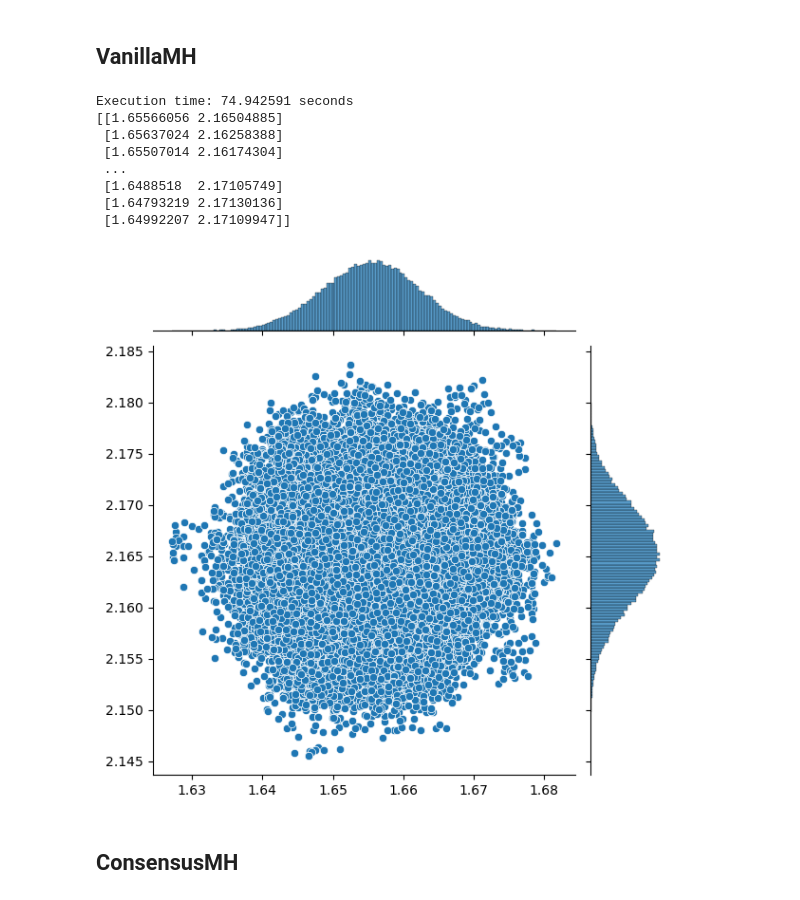
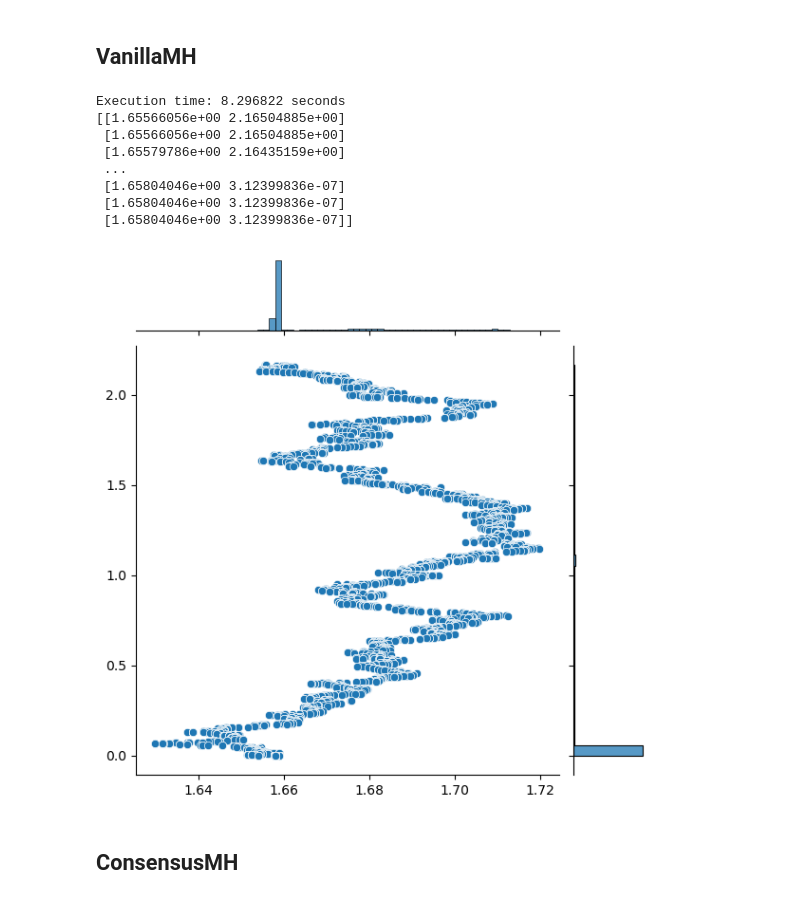
Before and after one commit to fnnrth/bt_MCMC_big_data, a Jupyter notebook: Main.ipynb, the cells around one changed output. Saved outputs shown, nothing was run; the diff lists cells and outputs as text; code cells hidden in the pictures.

```diff
--- a/Main.ipynb
+++ b/Main.ipynb
@@ -36,26 +54,26 @@ def plt_samples(Samples):
 # %% [markdown]
 ## VanillaMH
 # %%
-T = 100000
+T = 10000
 test_vanillMH = MetropolisHastings(x)
 
 start_time = time.time()
-test_vanillMH_run = test_vanillMH.run(T, MAP, x)
+test_vanillMH_run = test_vanillMH.run(T, MAP)
 end_time = time.time()
 execution_time = end_time - start_time
 print(f"Execution time: {execution_time:.6f} seconds")
 print(test_vanillMH_run)
 plt_samples(test_vanillMH_run)
 # %% [output]
-Execution time: 74.942591 seconds
-[[1.65566056 2.16504885]
- [1.65637024 2.16258388]
- [1.65507014 2.16174304]
+Execution time: 8.296822 seconds
+[[1.65566056e+00 2.16504885e+00]
+ [1.65566056e+00 2.16504885e+00]
+ [1.65579786e+00 2.16435159e+00]
  ...
- [1.6488518  2.17105749]
- [1.64793219 2.17130136]
- [1.64992207 2.17109947]]
+ [1.65804046e+00 3.12399836e-07]
+ [1.65804046e+00 3.12399836e-07]
+ [1.65804046e+00 3.12399836e-07]]
-[figure, old version]
+[figure, new version]
 # %% [markdown]
 ## ConsensusMH
 # %%
```
Also changed, not shown: parts of 5 cells of this notebook, 1 other file.
